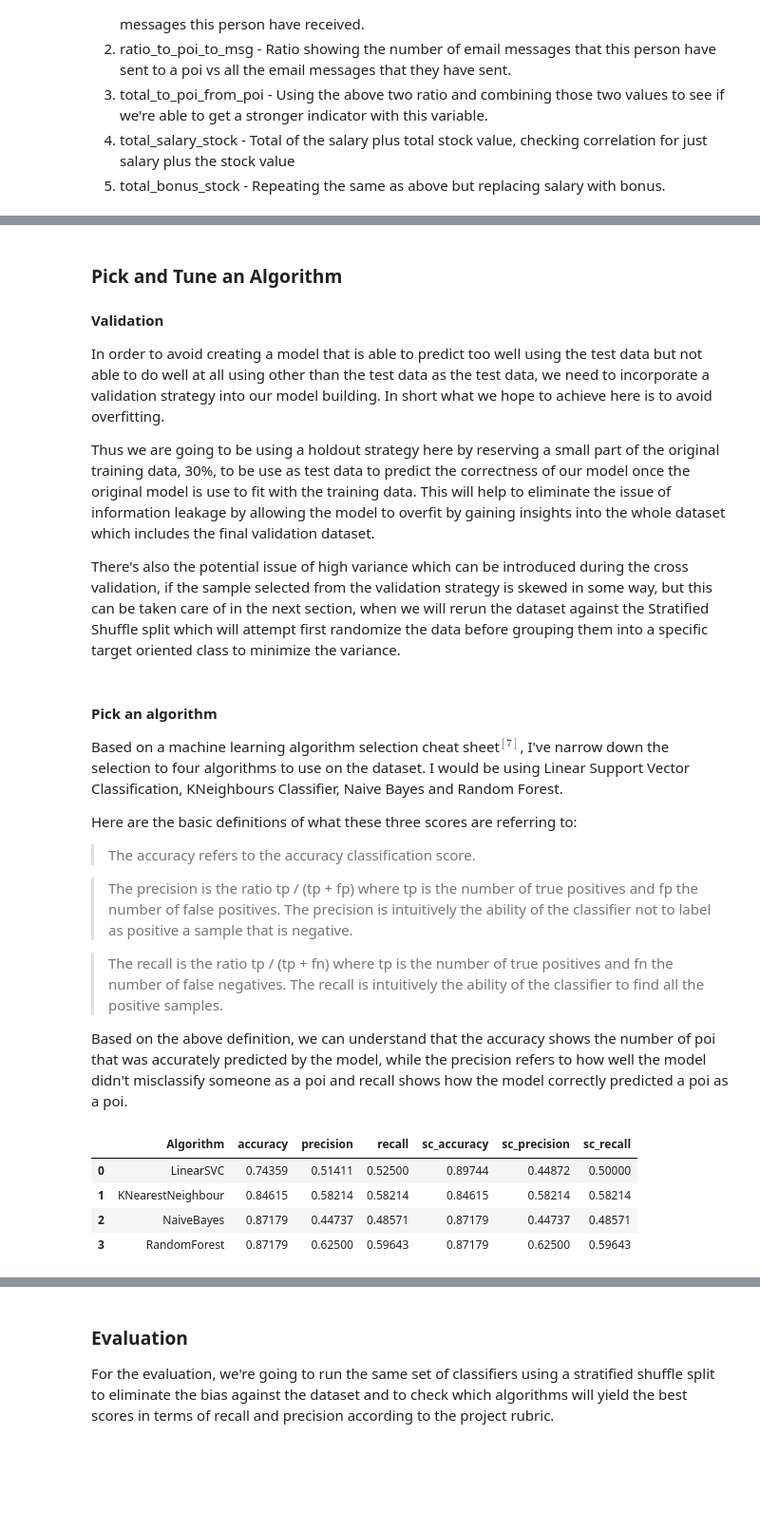
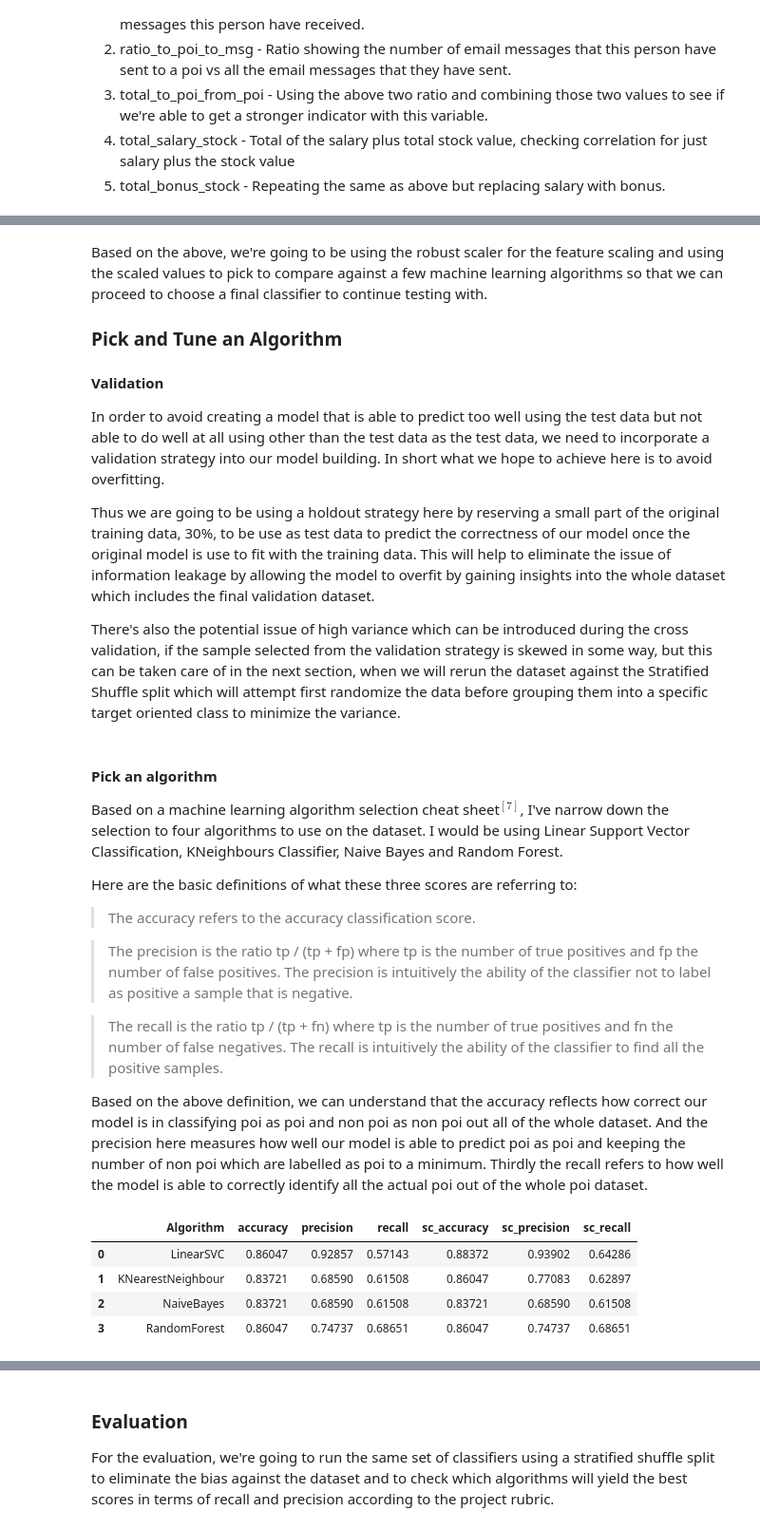
Before and after one commit to steve7an/UDDataAnalyst, a Jupyter notebook: IntroToMachineLearning/final_project.ipynb, the cells around one changed output, grey strips where cells are left out. Shown at 95% size. Cells and saved outputs as stored; diff of their text form; code cells hidden in the pictures; blank space fills up the shorter version.

```diff
--- a/IntroToMachineLearning/final_project.ipynb
+++ b/IntroToMachineLearning/final_project.ipynb
@@ -162,4 +242,6 @@ scaled_features = apply_minmax_feature_scaling(features)
 # %% [markdown]
+Based on the above, we're going to be using the robust scaler for the feature scaling and using the scaled values to pick to compare against a few machine learning algorithms so that we can proceed to choose a final classifier to continue testing with.
+
 ### Pick and Tune an Algorithm
 
 #### Validation
@@ -183,16 +265,17 @@ Here are the basic definitions of what these three scores are referring to:
 
 >The recall is the ratio tp / (tp + fn) where tp is the number of true positives and fn the number of false negatives. The recall is intuitively the ability of the classifier to find all the positive samples.
 
-Based on the above definition, we can understand that the accuracy shows the number of poi that was accurately predicted by the model, while the precision refers to how well the model didn't misclassify someone as a poi and recall shows how the model correctly predicted a poi as a poi.
+Based on the above definition, we can understand that the accuracy reflects how correct our model is in classifying poi as poi and non poi as non poi out all of the whole dataset. And the precision here measures how well our model is able to predict poi as poi and keeping the number of non poi which are labelled as poi to a minimum. Thirdly the recall refers to how well the model is able to correctly identify all the actual poi out of the whole poi dataset.
 # %%
 clfs = apply_classifiers()
 # %%
-datamatrix = compare_algorithms(clfs, features_train, labels_train, features_test, labels_test, sc_features_train, sc_labels_train,sc_features_test, sc_labels_test)
+datamatrix = compare_algorithms(clfs, features_train, labels_train, features_test, labels_test, sc_features_train, \
+                                sc_labels_train,sc_features_test, sc_labels_test)
 pd.DataFrame (datamatrix, columns=['Algorithm','accuracy', 'precision', 'recall','sc_accuracy', 'sc_precision', 'sc_recall'])
 # %% [output]
 |  | Algorithm | accuracy | precision | recall | sc_accuracy | sc_precision | sc_recall |
-| 0 | LinearSVC | 0.74359 | 0.51411 | 0.52500 | 0.89744 | 0.44872 | 0.50000 |
-| 1 | KNearestNeighbour | 0.84615 | 0.58214 | 0.58214 | 0.84615 | 0.58214 | 0.58214 |
-| 2 | NaiveBayes | 0.87179 | 0.44737 | 0.48571 | 0.87179 | 0.44737 | 0.48571 |
-| 3 | RandomForest | 0.87179 | 0.62500 | 0.59643 | 0.87179 | 0.62500 | 0.59643 |
+| 0 | LinearSVC | 0.86047 | 0.92857 | 0.57143 | 0.88372 | 0.93902 | 0.64286 |
+| 1 | KNearestNeighbour | 0.83721 | 0.68590 | 0.61508 | 0.86047 | 0.77083 | 0.62897 |
+| 2 | NaiveBayes | 0.83721 | 0.68590 | 0.61508 | 0.83721 | 0.68590 | 0.61508 |
+| 3 | RandomForest | 0.86047 | 0.74737 | 0.68651 | 0.86047 | 0.74737 | 0.68651 |
 # %% [markdown]
```
Also changed, not shown: parts of 40 cells of this notebook, 4 other files.
